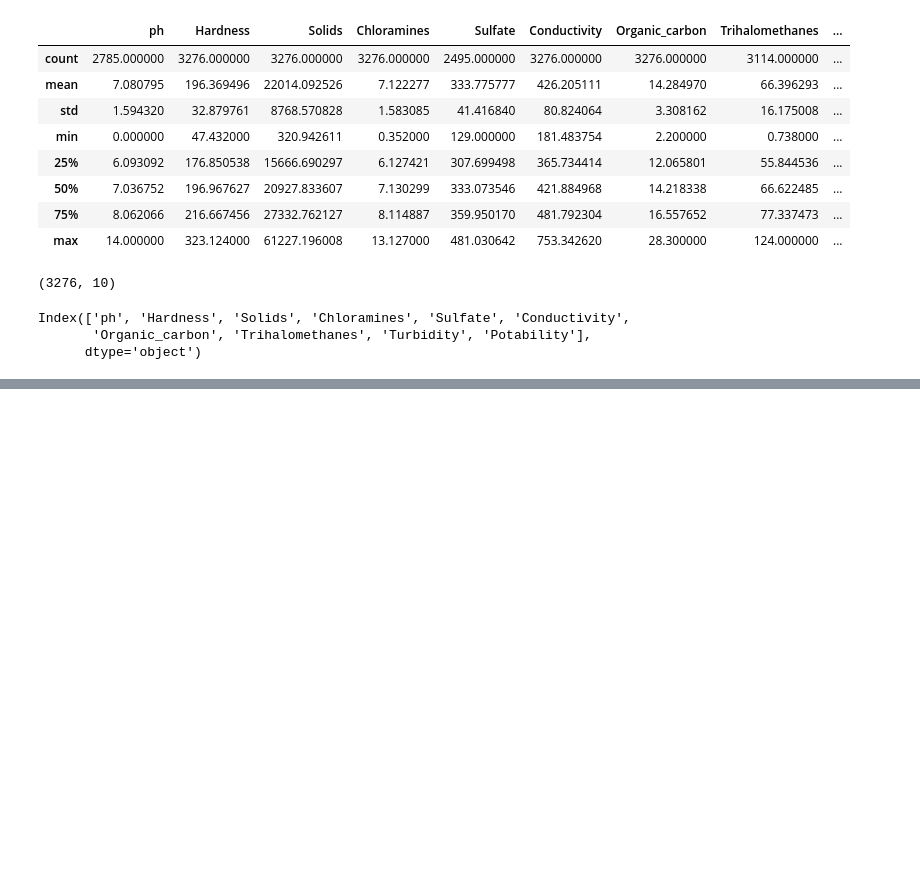
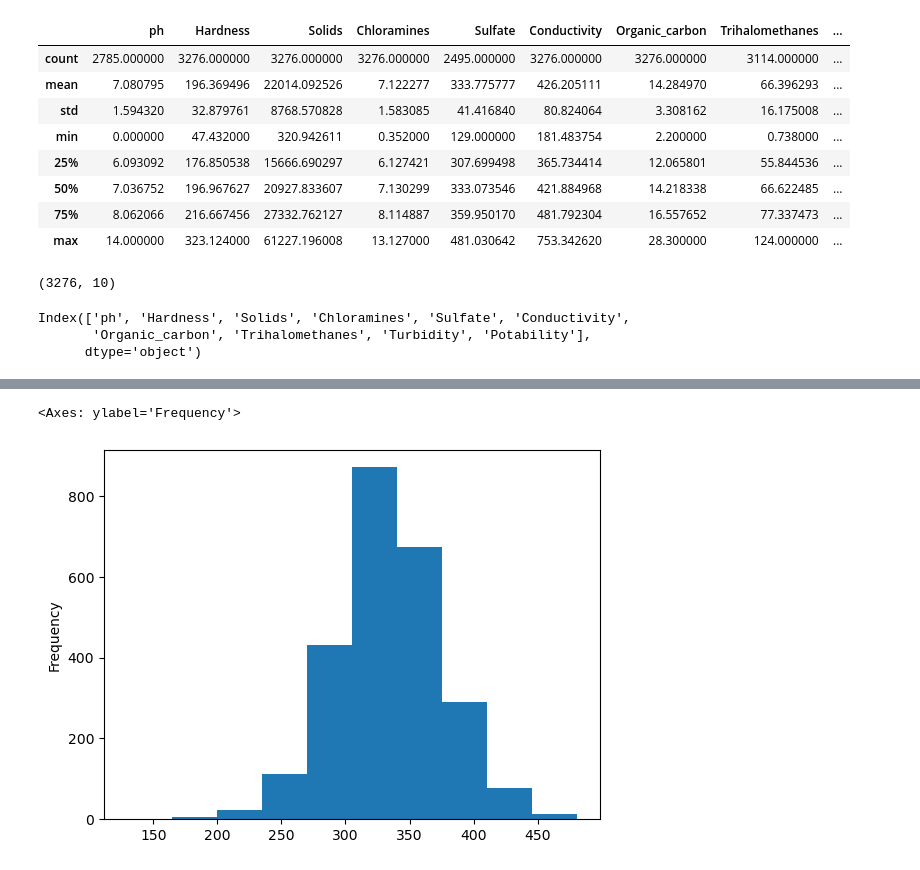
Before and after one commit to AneleMaphalala/water_potability_prediction, a Jupyter notebook: water_potability.ipynb, the cells around one changed output, grey strips where cells are left out. Cells and saved outputs as stored; diff of their text form; code cells hidden in the pictures; blank space fills up the shorter version.

```diff
--- a/water_potability.ipynb
+++ b/water_potability.ipynb
@@ -107,0 +179,5 @@ Index(['ph', 'Hardness', 'Solids', 'Chloramines', 'Sulfate', 'Conductivity',
+# %%
+water_potability_df['Sulfate'].plot(kind='hist')
+# %% [output]
+<Axes: ylabel='Frequency'>
+[figure, added]
```
Also changed, not shown: parts of 24 cells of this notebook.
